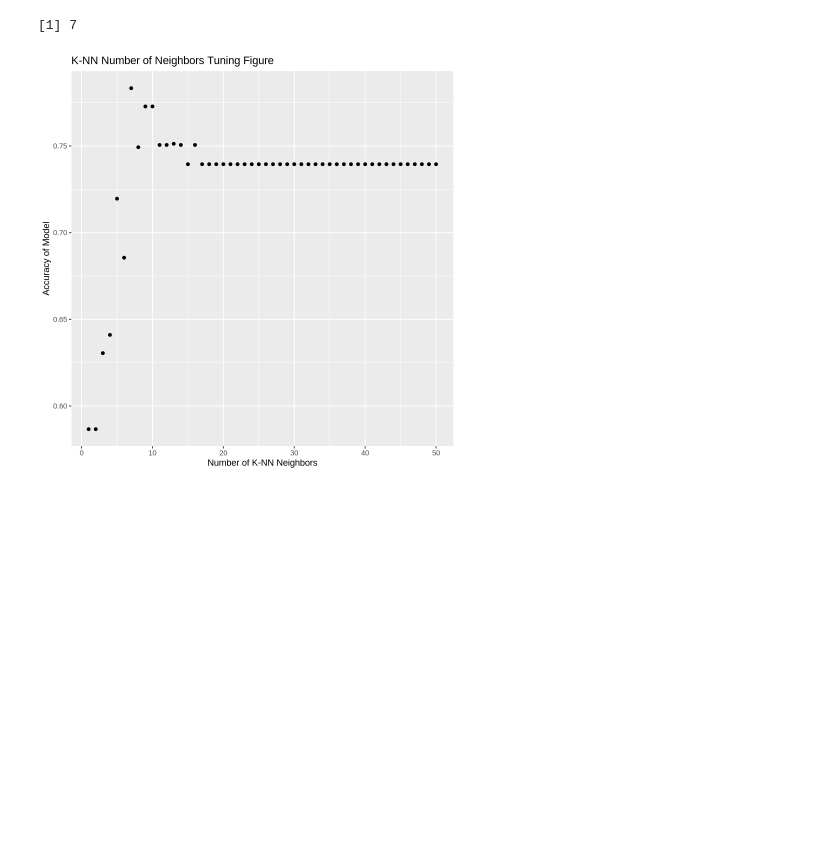
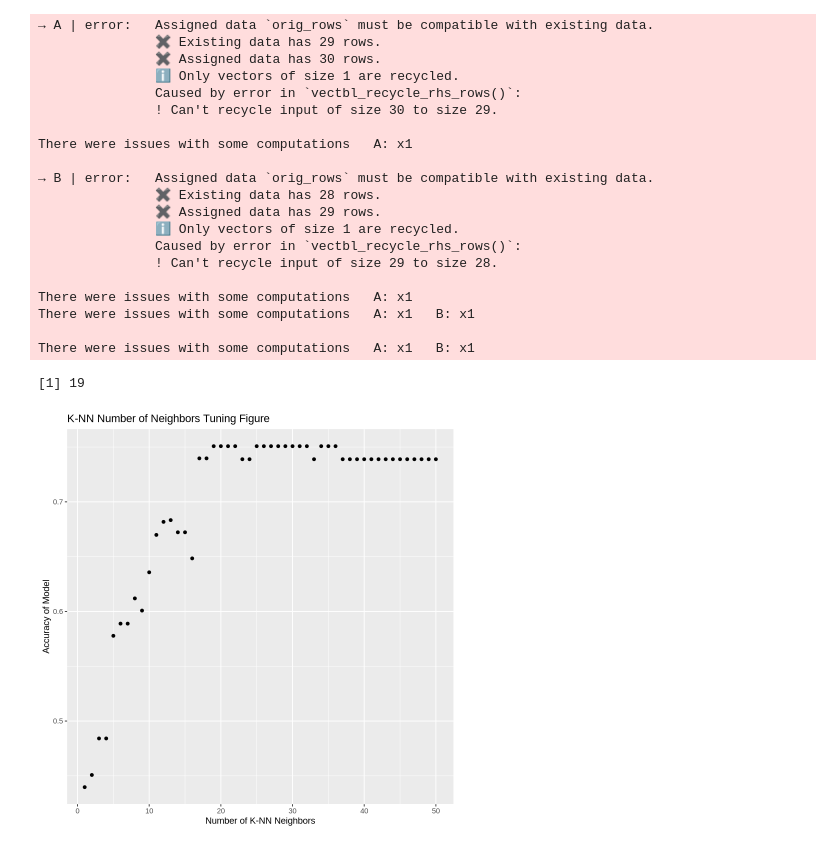
Before and after one commit to sjhillen/DSCI-Group-Project, a Jupyter notebook: Sam_testing.ipynb, the cells around one changed output. Saved outputs shown, nothing was run; the diff lists cells and outputs as text; code cells hidden in the pictures; blank space fills up the shorter version.

```diff
--- a/Sam_testing.ipynb
+++ b/Sam_testing.ipynb
@@ -29,36 +37,56 @@ players_testing <- testing(players_split)
 
 players_recipe <- recipe(subscribe ~ played_hours + Age, data = players_data) |>
     step_scale(all_predictors()) |>
     step_center(all_predictors())
 
 players_spec <- nearest_neighbor(weight_func = "rectangular", neighbors = tune()) |>
     set_engine("kknn") |>
     set_mode("classification")
 
-vfold <- vfold_cv(train, v = 5, strata = subscribe)
+vfold <- vfold_cv(players_training, v = 5, strata = subscribe)
 k_vals <- tibble(neighbors = seq(from = 1, to = 50, by = 1))
 
 players_fit <- workflow() |>
     add_recipe(players_recipe) |>
     add_model(players_spec) |>
     tune_grid(resamples = vfold, grid = k_vals) |>
     collect_metrics() |>
     filter(.metric == "accuracy")
 
 k_neighbors_plot <- ggplot(players_fit, aes(x = neighbors, y = mean)) +
     geom_point() +
     labs(y = "Accuracy of Model", x = "Number of K-NN Neighbors") +
     ggtitle("K-NN Number of Neighbors Tuning Figure")
 k_neighbors_plot
 
 neighbors_best <- players_fit |>
     arrange(desc(mean)) |>
     head(1) |>
     pull(neighbors)
 neighbors_best
 # %% [output]
-[1] 7
+→ A | error:   Assigned data `orig_rows` must be compatible with existing data.
+               ✖ Existing data has 29 rows.
+               ✖ Assigned data has 30 rows.
+               ℹ Only vectors of size 1 are recycled.
+               Caused by error in `vectbl_recycle_rhs_rows()`:
+               ! Can't recycle input of size 30 to size 29.
+
+There were issues with some computations   A: x1
+
+→ B | error:   Assigned data `orig_rows` must be compatible with existing data.
+               ✖ Existing data has 28 rows.
+               ✖ Assigned data has 29 rows.
+               ℹ Only vectors of size 1 are recycled.
+               Caused by error in `vectbl_recycle_rhs_rows()`:
+               ! Can't recycle input of size 29 to size 28.
+
+There were issues with some computations   A: x1
+There were issues with some computations   A: x1   B: x1
+
+There were issues with some computations   A: x1   B: x1
+[1] 19
-[figure, old version]
+[figure, new version]
 # %%
 # using the optimal neighbors model
 
```
Also changed, not shown: parts of 2 cells of this notebook, 1 other file.
